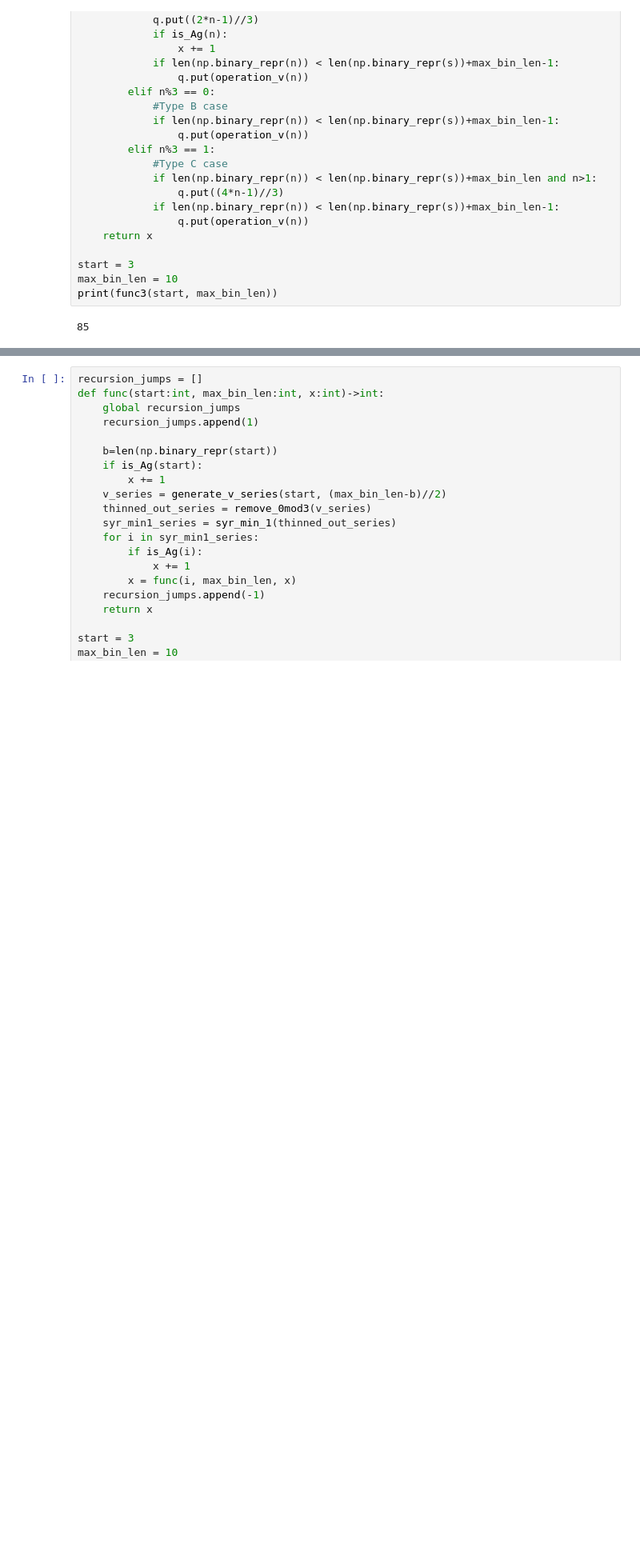
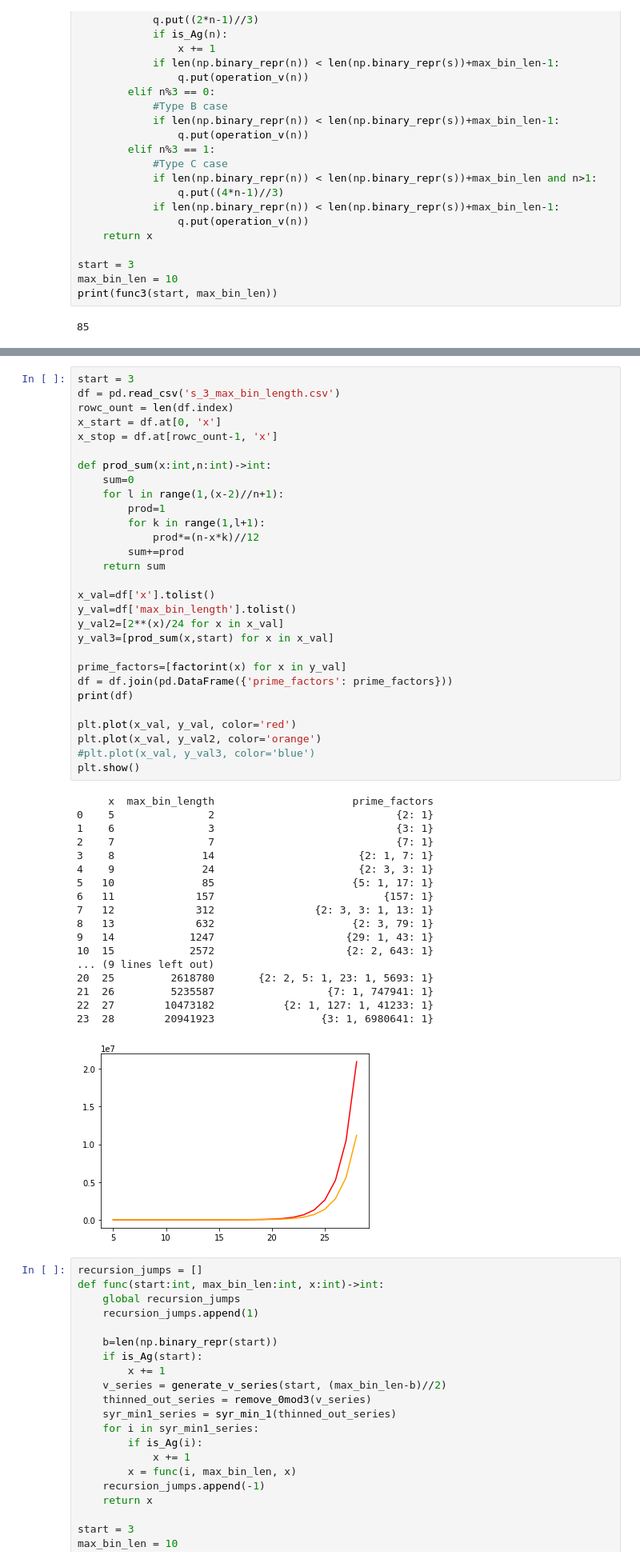
Before and after one commit to Sultanow/aberkane-sultanow-cnts, a Jupyter notebook: python/notebook/playground.ipynb, the cells around one changed output, grey strips where cells are left out. Shown at 80% size. Cells and saved outputs as stored; diff of their text form; blank space fills up the shorter version.

Commit message:
added prime factorization

```diff
--- a/python/notebook/playground.ipynb
+++ b/python/notebook/playground.ipynb
@@ -174,3 +167,51 @@ plt.show()
+# %%
+start = 3
+df = pd.read_csv('s_3_max_bin_length.csv')
+rowc_ount = len(df.index)
+x_start = df.at[0, 'x']
+x_stop = df.at[rowc_ount-1, 'x']
+
+def prod_sum(x:int,n:int)->int:
+    sum=0
+    for l in range(1,(x-2)//n+1):
+        prod=1
+        for k in range(1,l+1):
+            prod*=(n-x*k)//12
+        sum+=prod
+    return sum
+
+x_val=df['x'].tolist()
+y_val=df['max_bin_length'].tolist()
+y_val2=[2**(x)/24 for x in x_val]
+y_val3=[prod_sum(x,start) for x in x_val]
+
+prime_factors=[factorint(x) for x in y_val]
+df = df.join(pd.DataFrame({'prime_factors': prime_factors}))
+print(df)
+
+plt.plot(x_val, y_val, color='red')
+plt.plot(x_val, y_val2, color='orange')
+#plt.plot(x_val, y_val3, color='blue')
+plt.show()
+# %% [output]
+     x  max_bin_length                      prime_factors
+0    5               2                             {2: 1}
+1    6               3                             {3: 1}
+2    7               7                             {7: 1}
+3    8              14                       {2: 1, 7: 1}
+4    9              24                       {2: 3, 3: 1}
+5   10              85                      {5: 1, 17: 1}
+6   11             157                           {157: 1}
+7   12             312                {2: 3, 3: 1, 13: 1}
+8   13             632                      {2: 3, 79: 1}
+9   14            1247                     {29: 1, 43: 1}
+10  15            2572                     {2: 2, 643: 1}
+... (9 lines left out)
+20  25         2618780       {2: 2, 5: 1, 23: 1, 5693: 1}
+21  26         5235587                  {7: 1, 747941: 1}
+22  27        10473182           {2: 1, 127: 1, 41233: 1}
+23  28        20941923                 {3: 1, 6980641: 1}
+[figure, added]
 # %%
 recursion_jumps = []
 def func(start:int, max_bin_len:int, x:int)->int:
```
Also changed, not shown: parts of 2 cells of this notebook, 2 other files.
